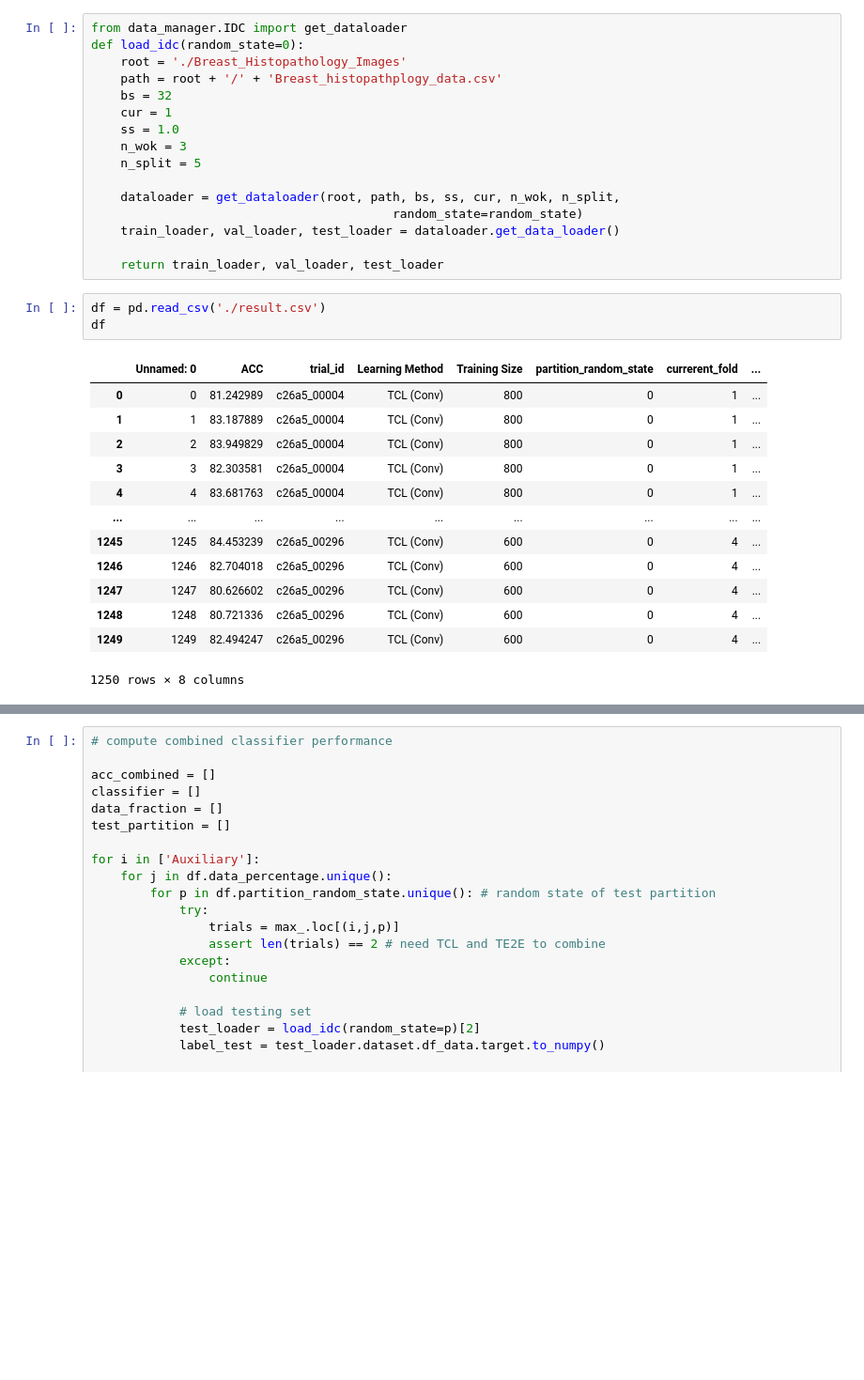
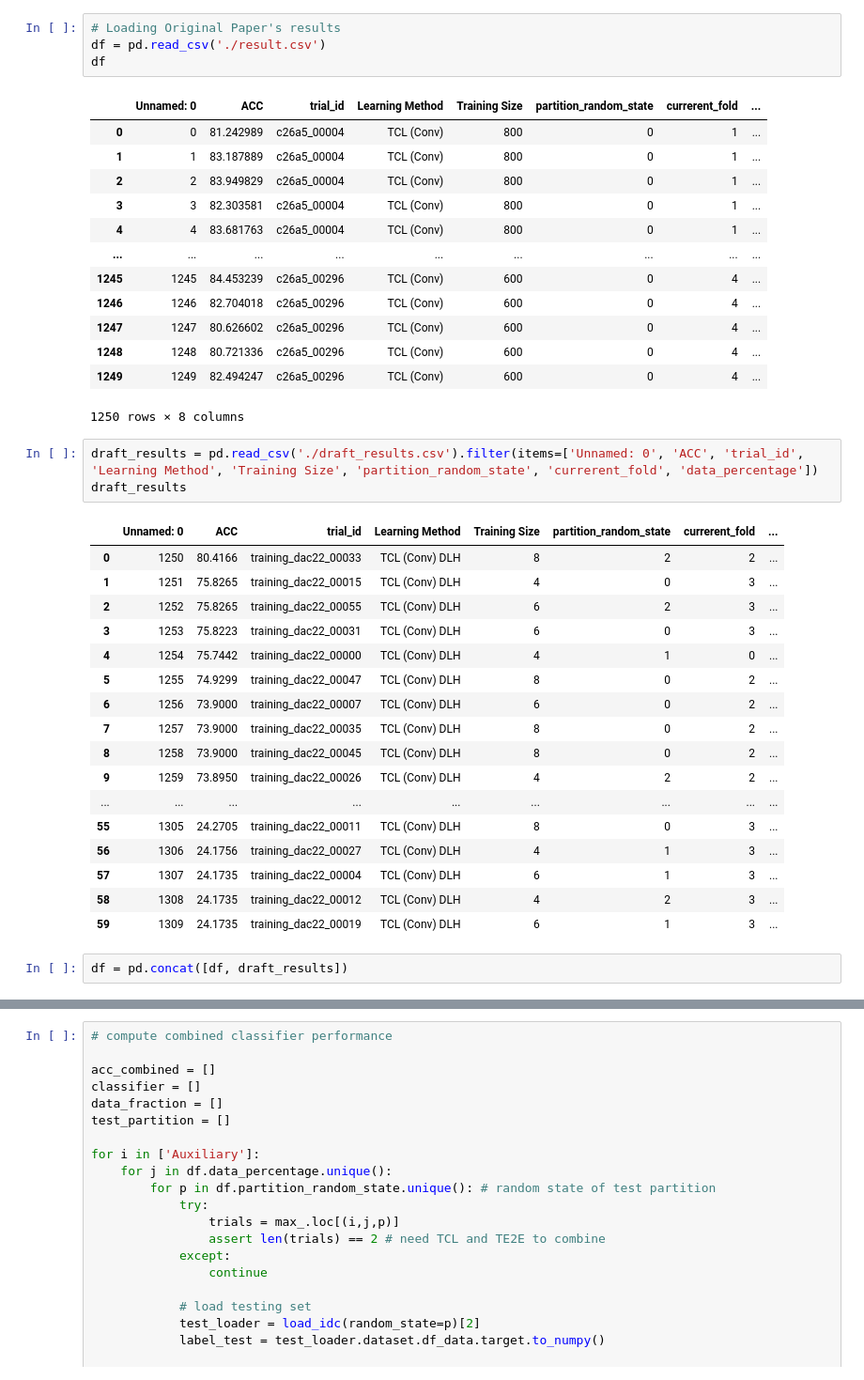
Before and after one commit to cesararevalo/cascade_transfer_learning_medical, a Jupyter notebook: draft_test_results.ipynb, the cells around one changed output, grey strips where cells are left out. Shown at 94% size. Saved outputs shown, nothing was run; the diff lists cells and outputs as text; blank space fills up the shorter version.

```diff
--- a/draft_test_results.ipynb
+++ b/draft_test_results.ipynb
@@ -90,20 +53,5 @@ def validate_aux(val_loader, model, criterion, print_freq):
-# %%
-from data_manager.IDC import get_dataloader
-def load_idc(random_state=0):
-    root = './Breast_Histopathology_Images'
-    path = root + '/' + 'Breast_histopathplogy_data.csv'
-    bs = 32
-    cur = 1
-    ss = 1.0
-    n_wok = 3
-    n_split = 5
-
-    dataloader = get_dataloader(root, path, bs, ss, cur, n_wok, n_split,
-                                         random_state=random_state)
-    train_loader, val_loader, test_loader = dataloader.get_data_loader()
-
-    return train_loader, val_loader, test_loader
 # %%
+# Loading Original Paper's results
 df = pd.read_csv('./result.csv')
 df
 # %% [output]
@@ -120,6 +68,29 @@ df
 | 1248 | 1248 | 80.721336 | c26a5_00296 | TCL (Conv) | 600 | 0 | 4 | ... |
 | 1249 | 1249 | 82.494247 | c26a5_00296 | TCL (Conv) | 600 | 0 | 4 | ... |
 1250 rows × 8 columns
+# %%
+draft_results = pd.read_csv('./draft_results.csv').filter(items=['Unnamed: 0', 'ACC', 'trial_id', 'Learning Method', 'Training Size', 'partition_random_state', 'currerent_fold', 'data_percentage'])
+draft_results
+# %% [output]
+|  | Unnamed: 0 | ACC | trial_id | Learning Method | Training Size | partition_random_state | currerent_fold | ... |
+| 0 | 1250 | 80.4166 | training_dac22_00033 | TCL (Conv) DLH | 8 | 2 | 2 | ... |
+| 1 | 1251 | 75.8265 | training_dac22_00015 | TCL (Conv) DLH | 4 | 0 | 3 | ... |
+| 2 | 1252 | 75.8265 | training_dac22_00055 | TCL (Conv) DLH | 6 | 2 | 3 | ... |
+| 3 | 1253 | 75.8223 | training_dac22_00031 | TCL (Conv) DLH | 6 | 0 | 3 | ... |
+| 4 | 1254 | 75.7442 | training_dac22_00000 | TCL (Conv) DLH | 4 | 1 | 0 | ... |
+| 5 | 1255 | 74.9299 | training_dac22_00047 | TCL (Conv) DLH | 8 | 0 | 2 | ... |
+| 6 | 1256 | 73.9000 | training_dac22_00007 | TCL (Conv) DLH | 6 | 0 | 2 | ... |
+| 7 | 1257 | 73.9000 | training_dac22_00035 | TCL (Conv) DLH | 8 | 0 | 2 | ... |
+| 8 | 1258 | 73.9000 | training_dac22_00045 | TCL (Conv) DLH | 8 | 0 | 2 | ... |
+| 9 | 1259 | 73.8950 | training_dac22_00026 | TCL (Conv) DLH | 4 | 2 | 2 | ... |
+| ... | ... | ... | ... | ... | ... | ... | ... | ... |
+| 55 | 1305 | 24.2705 | training_dac22_00011 | TCL (Conv) DLH | 8 | 0 | 3 | ... |
+| 56 | 1306 | 24.1756 | training_dac22_00027 | TCL (Conv) DLH | 4 | 1 | 3 | ... |
+| 57 | 1307 | 24.1735 | training_dac22_00004 | TCL (Conv) DLH | 6 | 1 | 3 | ... |
+| 58 | 1308 | 24.1735 | training_dac22_00012 | TCL (Conv) DLH | 4 | 2 | 3 | ... |
+| 59 | 1309 | 24.1735 | training_dac22_00019 | TCL (Conv) DLH | 6 | 1 | 3 | ... |
+# %%
+df = pd.concat([df, draft_results])
 # %%
 result_id_aux = []
 
```
Also changed, not shown: parts of 10 cells of this notebook.
